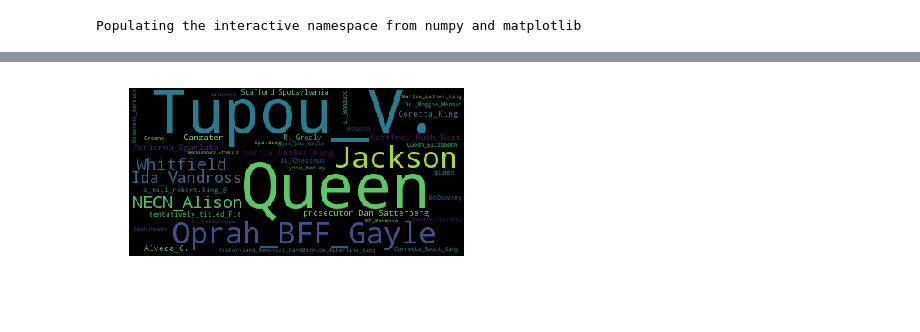
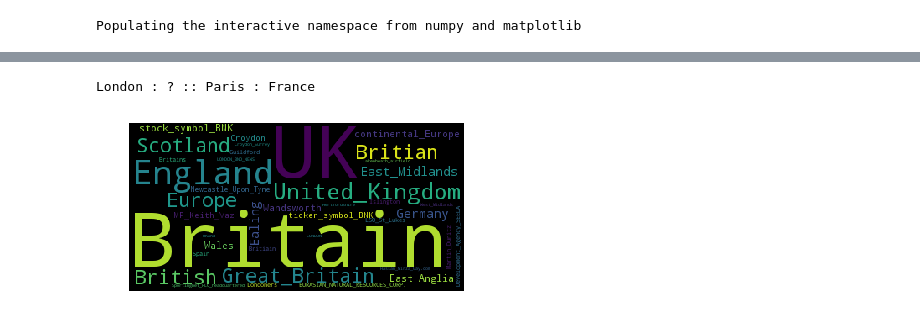
Before and after one commit to c-martinez/w2vExample, a Jupyter notebook: index.ipynb, the cells around one changed output, grey strips where cells are left out. Cells and saved outputs as stored; diff of their text form; code cells hidden in the pictures.

Commit message:
Replace interact

```diff
--- a/index.ipynb
+++ b/index.ipynb
@@ -31,8 +45,0 @@ def drawWordCloud(seedWord):
-# %%
-def drawAnalogy(a,isTo_x,like,isTo):
-    print '%s : ? :: %s : %s'%(a, like, isTo)
-    closestWords = model.most_similar(positive=[a,isTo], negative=[like], topn=40)
-    closestWords = { k:v for k,v in closestWords }
-    cloud_im = cloud.generate_from_frequencies(closestWords)
-    plt.imshow(cloud_im)
-    plt.axis('off')
@@ -43,4 +106,8 @@ w = interact(drawWordCloud, seedWord='Utrecht')
 # %%
-w = interact(drawAnalogy, a='King', isTo_x=True, like='Man', isTo='Woman')
+drawAnalogy(a='King',like='Man',isTo='Woman')
+display(inputA)
+display(inputLike)
+display(inputIsTo)
 # %% [output]
+London : ? :: Paris : France
-[figure, old version]
+[figure, new version]
```
Also changed, not shown: parts of 5 cells of this notebook.
